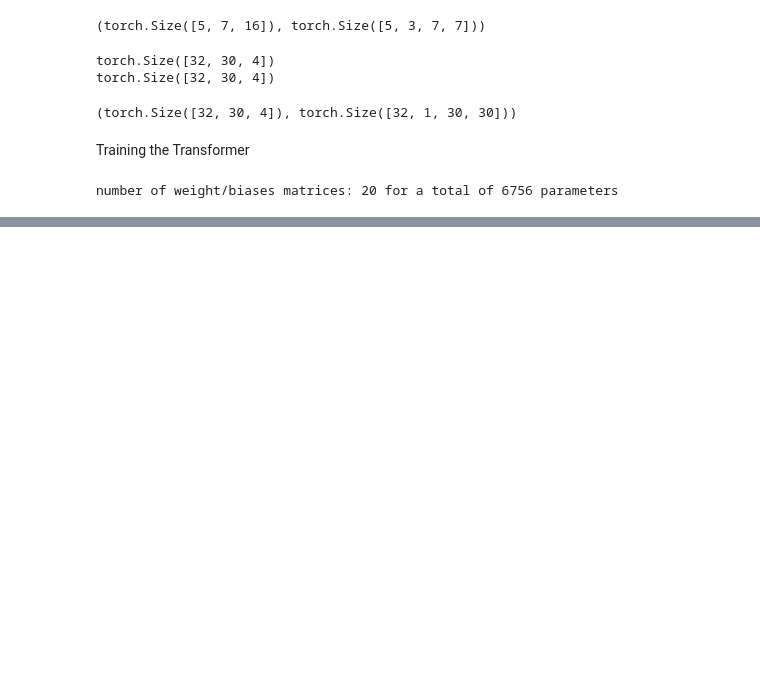
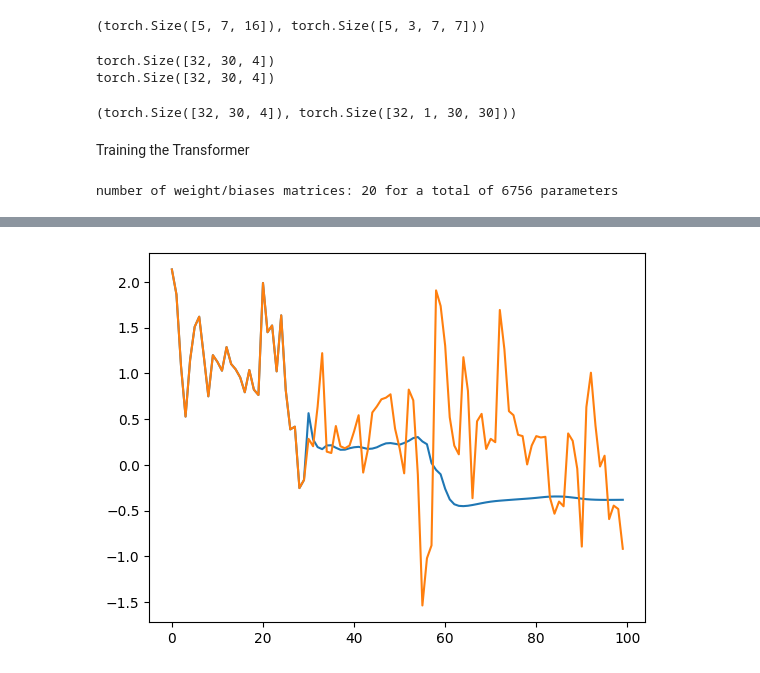
Before and after one commit to borek963/ADAML_climate_A2, a Jupyter notebook: transformerNN.ipynb, the cells around one changed output, grey strips where cells are left out. Saved outputs shown, nothing was run; the diff lists cells and outputs as text; code cells hidden in the pictures; blank space fills up the shorter version.

```diff
--- a/transformerNN.ipynb
+++ b/transformerNN.ipynb
@@ -398,0 +431,8 @@ plt.show()
+# %%
+# %matplotlib qt
+%matplotlib inline
+plt.plot(np.array(validation_predictions)[:100, 1])
+plt.plot(valTarget[:100, 1])
+plt.show()
+# %% [output]
+[figure, added]
```
Also changed, not shown: parts of 15 cells of this notebook.
